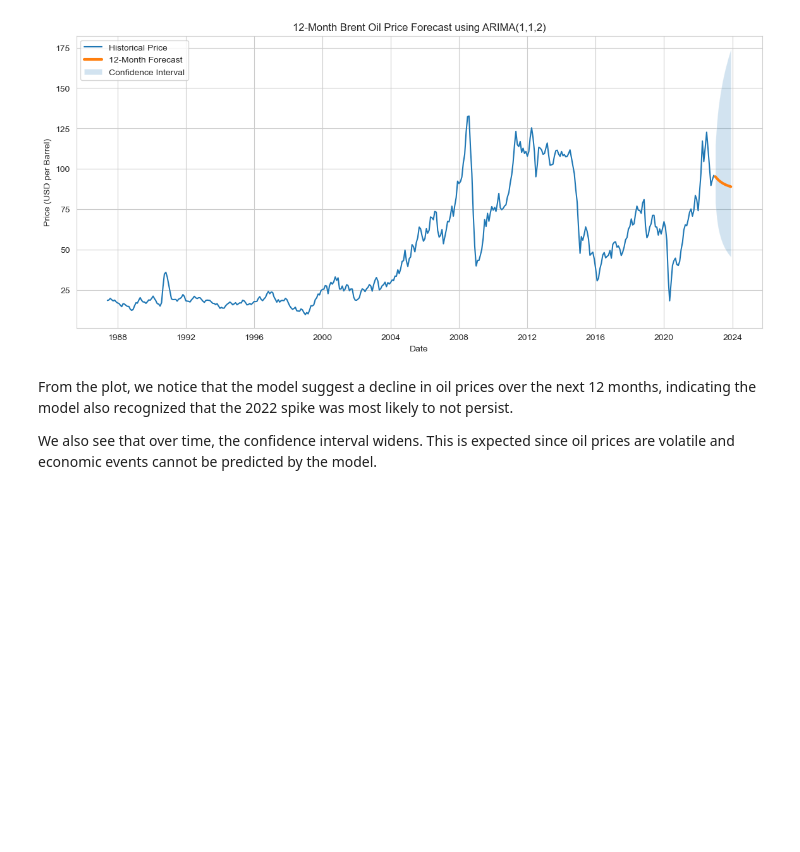
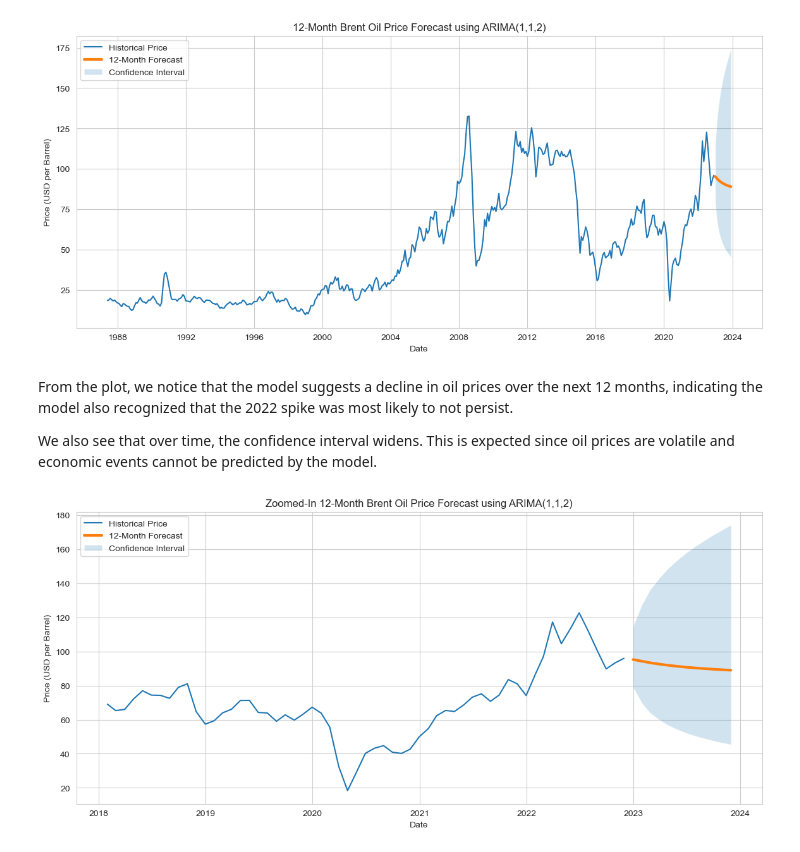
Before and after one commit to hamadmoe/dsai3301-project, a Jupyter notebook: CODE.ipynb, the cells around one changed output. Saved outputs shown, nothing was run; the diff lists cells and outputs as text; code cells hidden in the pictures; blank space fills up the shorter version.

```diff
--- a/CODE.ipynb
+++ b/CODE.ipynb
@@ -672,6 +678,44 @@ plt.show()
 # %% [output]
 [figure]
 # %% [markdown]
-From the plot, we notice that the model suggest a decline in oil prices over the next 12 months, indicating the model also recognized that the 2022 spike was most likely to not persist.
+From the plot, we notice that the model suggests a decline in oil prices over the next 12 months, indicating the model also recognized that the 2022 spike was most likely to not persist.
 
 We also see that over time, the confidence interval widens. This is expected since oil prices are volatile and economic events cannot be predicted by the model.
+# %%
+# Zoomed-in forecast plot from 2018 onward
+
+zoom_start_date = '2018-01-01'
+
+plt.figure(figsize=(14,6))
+
+plt.plot(
+    monthly_df.loc[zoom_start_date:].index,
+    monthly_df.loc[zoom_start_date:]['Price'],
+    label='Historical Price'
+)
+
+plt.plot(
+    forecast_df.index,
+    forecast_df['Forecasted_Price'],
+    label='12-Month Forecast',
+    linewidth=3
+)
+
+plt.fill_between(
+    forecast_df.index,
+    forecast_df['Lower_CI'],
+    forecast_df['Upper_CI'],
+    alpha=0.2,
+    label='Confidence Interval'
+)
+
+plt.title('Zoomed-In 12-Month Brent Oil Price Forecast using ARIMA(1,1,2)')
+plt.xlabel('Date')
+plt.ylabel('Price (USD per Barrel)')
+
+plt.legend()
+plt.grid(True)
+
+plt.show()
+# %% [output]
+[figure, added]
```
Also changed, not shown: parts of 22 cells of this notebook, 1 other file.
